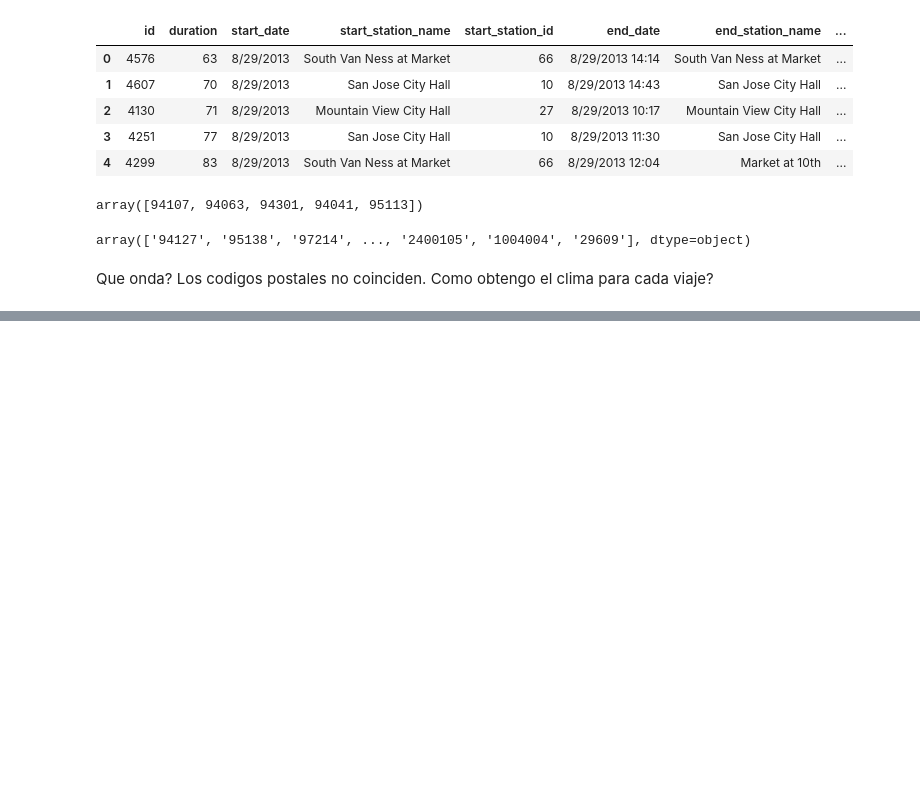
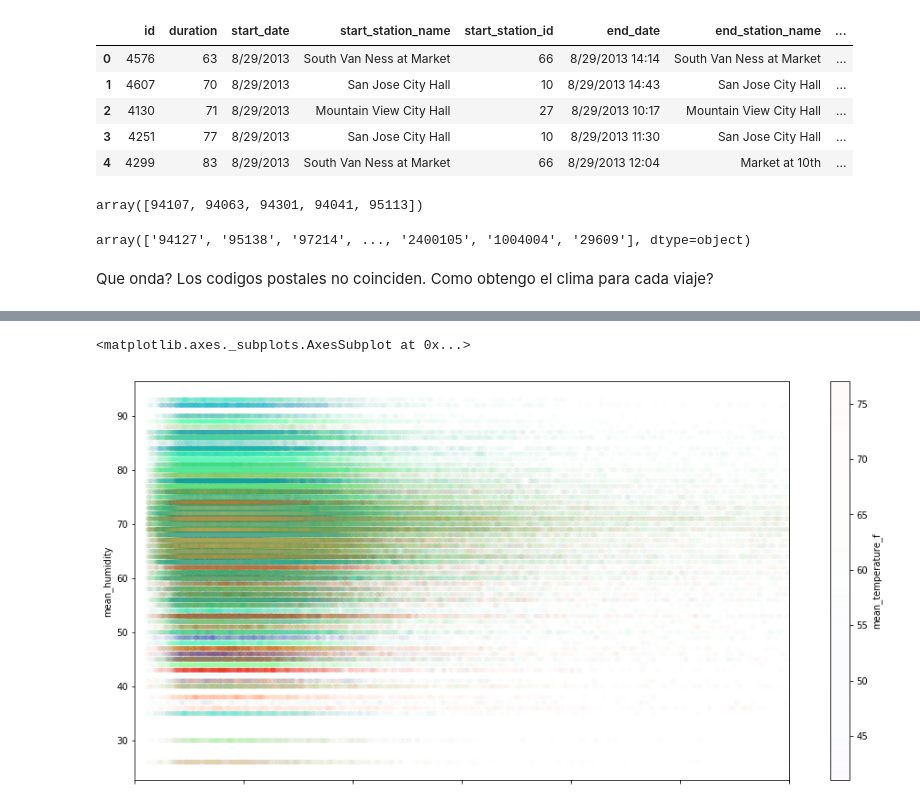
Before and after one commit to pabloernesto/sfBikes, a Jupyter notebook: temperatura_humedad_duracion.ipynb, the cells around one changed output, grey strips where cells are left out. Saved outputs shown, nothing was run; the diff lists cells and outputs as text; code cells hidden in the pictures; blank space fills up the shorter version.

```diff
--- a/temperatura_humedad_duracion.ipynb
+++ b/temperatura_humedad_duracion.ipynb
@@ -48,0 +100,7 @@ Que onda? Los codigos postales no coinciden. Como obtengo el clima para cada via
+# %%
+tmp.plot.scatter(x='duration', y='mean_humidity',\
+                c='mean_temperature_f', colormap='rainbow', alpha=0.01,\
+                figsize=(16,8), colorbar=True, xlim=(0,3000))
+# %% [output]
+<matplotlib.axes._subplots.AxesSubplot at 0x...>
+[figure, added]
```
Also changed, not shown: parts of 10 cells of this notebook, 1 other file.
